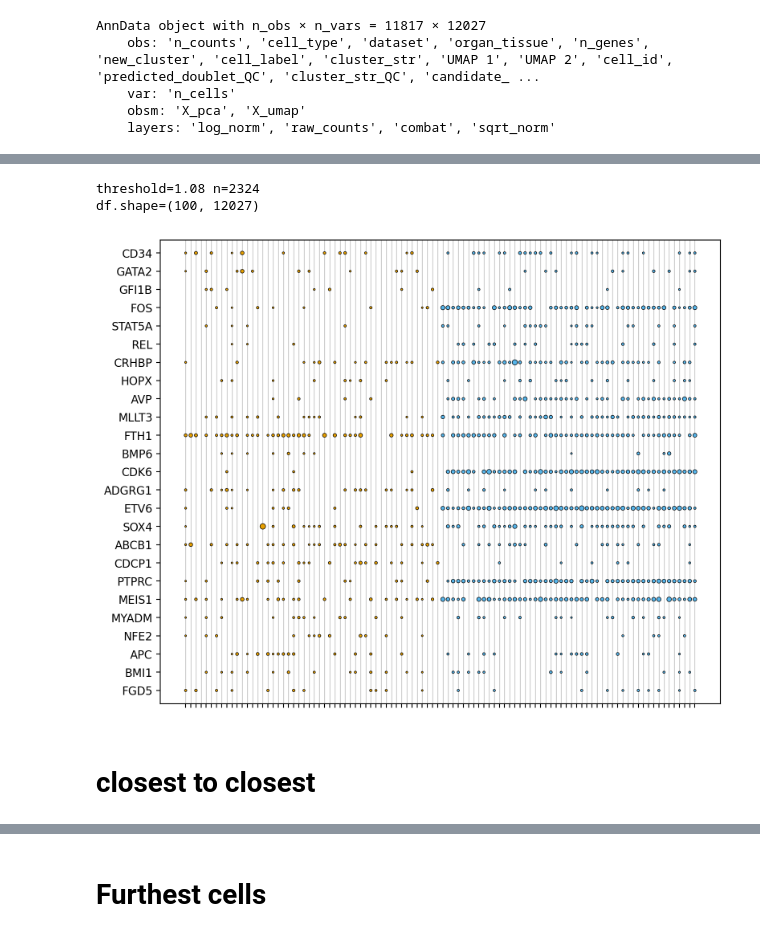
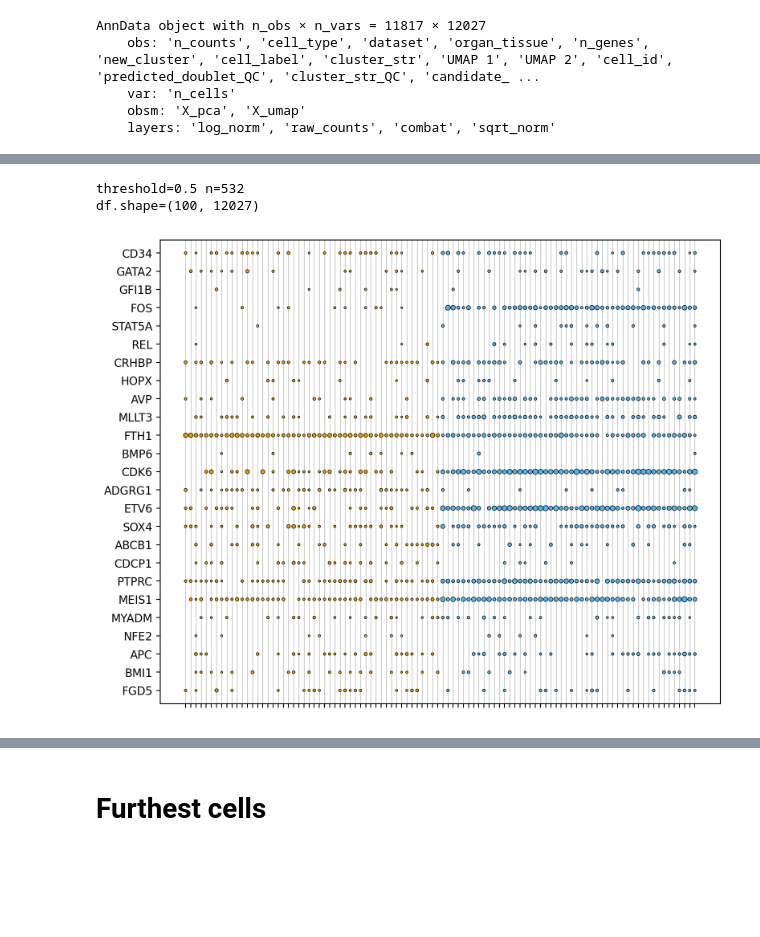
Before and after one commit to CooperStansbury/ONT-single-cell, a Jupyter notebook: notebooks/FIGURE_4_DISTANCE.ipynb, the cells around one changed output, grey strips where cells are left out. Drawn from its saved outputs; the diff is of its cells as text; code cells hidden in the pictures; blank space fills up the shorter version.

```diff
--- a/notebooks/FIGURE_4_DISTANCE.ipynb
+++ b/notebooks/FIGURE_4_DISTANCE.ipynb
@@ -205,17 +221,0 @@ D.shape=(8574, 3243)
-# %%
-plt.rcParams['figure.dpi'] = 200
-plt.rcParams['figure.figsize'] = 5, 5
-
-plot = ihsc.obs.copy()
-plot['distance'] = D.median(axis=1)
-sort_idx = np.argsort(plot['distance'].values)[::-1]
-
-sns.scatterplot(
-    data=plot.iloc[sort_idx],
-    x='UMAP 1',
-    y='UMAP 2',
-    hue='distance',
-    alpha=0.7,
-    ec='none',
-    s=10,
-)
@@ -484,5 +575,5 @@ AnnData object with n_obs × n_vars = 11817 × 12027
 # %%
-def analyze_hdf_distances(hdf, D, threshold=1.09, layer='sqrt_norm',
+def analyze_hdf_distances(hdf, D, threshold=1.0, layer='sqrt_norm',
                           thresh_type='less', sample_size=50):
     """Analyzes distances within an hdf object and returns a dataframe.
 
@@ -498,7 +589,7 @@ def analyze_hdf_distances(hdf, D, threshold=1.09, layer='sqrt_norm',
         A dataframe containing the sampled data.
     """
 
-    distances = D.median(axis=1)
+    distances = D.mean(axis=1)
     distances = distances[distances.index.isin(hdf.obs_names)]
 
     if thresh_type == 'leq':
@@ -518,7 +609,7 @@ def analyze_hdf_distances(hdf, D, threshold=1.09, layer='sqrt_norm',
 
     return df
 
-THRESHOLD = 1.05
+THRESHOLD = 0.5
 df = analyze_hdf_distances(
     hdf, D,
     threshold=THRESHOLD,
@@ -539,7 +630,7 @@ df.shape=(100, 12027)
 # %%
 # gene_list = pdf.uns['go_annotations']['gene_name'].to_list()
 
-THRESHOLD = 1.08
+THRESHOLD = 0.5
 df = analyze_hdf_distances(
     hdf, D,
     threshold=THRESHOLD,
@@ -563,34 +654,32 @@ plot['dataset'] = plot['cell_id'].apply(lambda x: x.split("_")[-1])
 plt.rcParams['figure.dpi'] = 200
 plt.rcParams['figure.figsize'] = 9, (len(gene_list) * 0.3)
 
 sns.scatterplot(
     data=plot,
     x='cell_id',
     y='gene_name',
     size='value',
     marker=".",
     hue='dataset',
     lw=0.5,
     ec='k',
     sizes=(0.0, 100),
     palette=["#E69F00", "#56B4E9"],
     zorder=5,
     legend=False,
 )
 
 plt.grid(axis='x', lw=0.5, zorder=0)
 # plt.xticks([])
 
 plt.ylabel("")
 plt.xlabel("")
 
 plt.gca().tick_params(axis='x', labelsize=1, labelcolor='w')
 plt.margins(y=0.03,)
 
 plt.show()
 # %% [output]
-threshold=1.08 n=2324
+threshold=0.5 n=532
 df.shape=(100, 12027)
-[figure, old version]
+[figure, new version]
-# %% [markdown]
-# closest to closest
```
Also changed, not shown: parts of 86 cells of this notebook, 2 other files.
